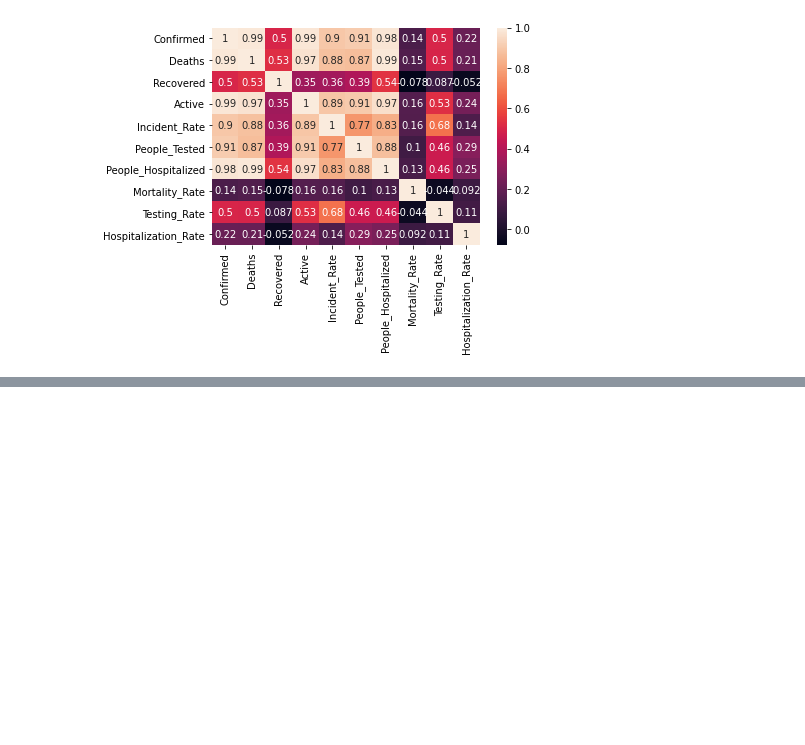
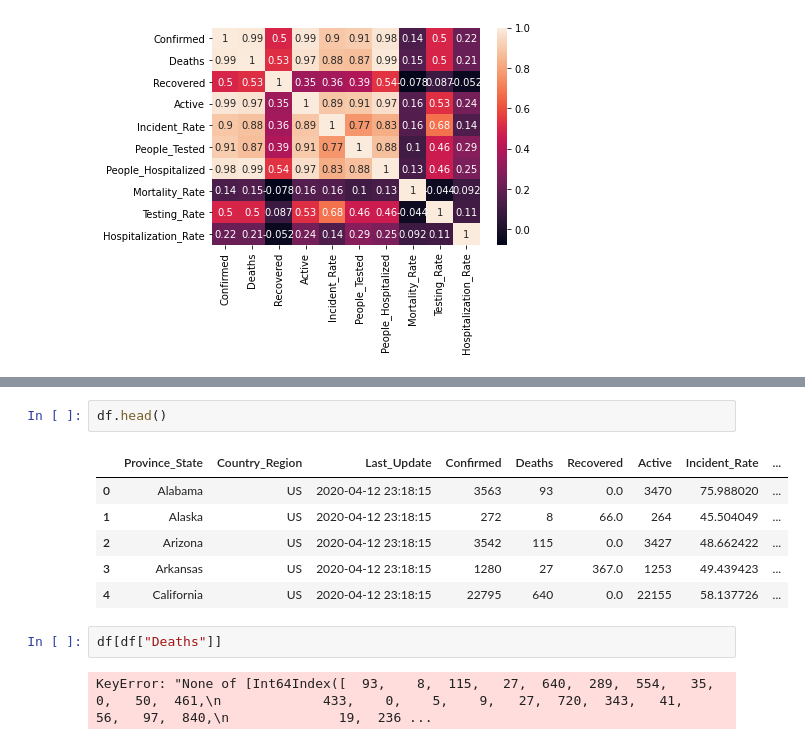
Before and after one commit to adgray09/QL, a Jupyter notebook: covariance/covariance matrix.ipynb, the cells around one changed output, grey strips where cells are left out. Saved outputs shown, nothing was run; the diff lists cells and outputs as text; blank space fills up the shorter version.

```diff
--- a/covariance/covariance matrix.ipynb
+++ b/covariance/covariance matrix.ipynb
@@ -135,3 +143,16 @@ numpy cov = 67959303.67679718
 covariance between hospitalized and deaths = 6987833.104909412
 numpy cov = 6987833.104909411
 32267282.085914668
+# %%
+df.head()
+# %% [output]
+|  | Province_State | Country_Region | Last_Update | Confirmed | Deaths | Recovered | Active | Incident_Rate | ... |
+| 0 | Alabama | US | 2020-04-12 23:18:15 | 3563 | 93 | 0.0 | 3470 | 75.988020 | ... |
+| 1 | Alaska | US | 2020-04-12 23:18:15 | 272 | 8 | 66.0 | 264 | 45.504049 | ... |
+| 2 | Arizona | US | 2020-04-12 23:18:15 | 3542 | 115 | 0.0 | 3427 | 48.662422 | ... |
+| 3 | Arkansas | US | 2020-04-12 23:18:15 | 1280 | 27 | 367.0 | 1253 | 49.439423 | ... |
+| 4 | California | US | 2020-04-12 23:18:15 | 22795 | 640 | 0.0 | 22155 | 58.137726 | ... |
+# %%
+df[df["Deaths"]]
+# %% [output]
+KeyError: "None of [Int64Index([  93,    8,  115,   27,  640,  289,  554,   35,    0,   50,  461,\n             433,    0,    5,    9,   27,  720,  343,   41,   56,   97,  840,\n              19,  236 ...
```
Also changed, not shown: parts of 4 cells of this notebook, 1 other file.
